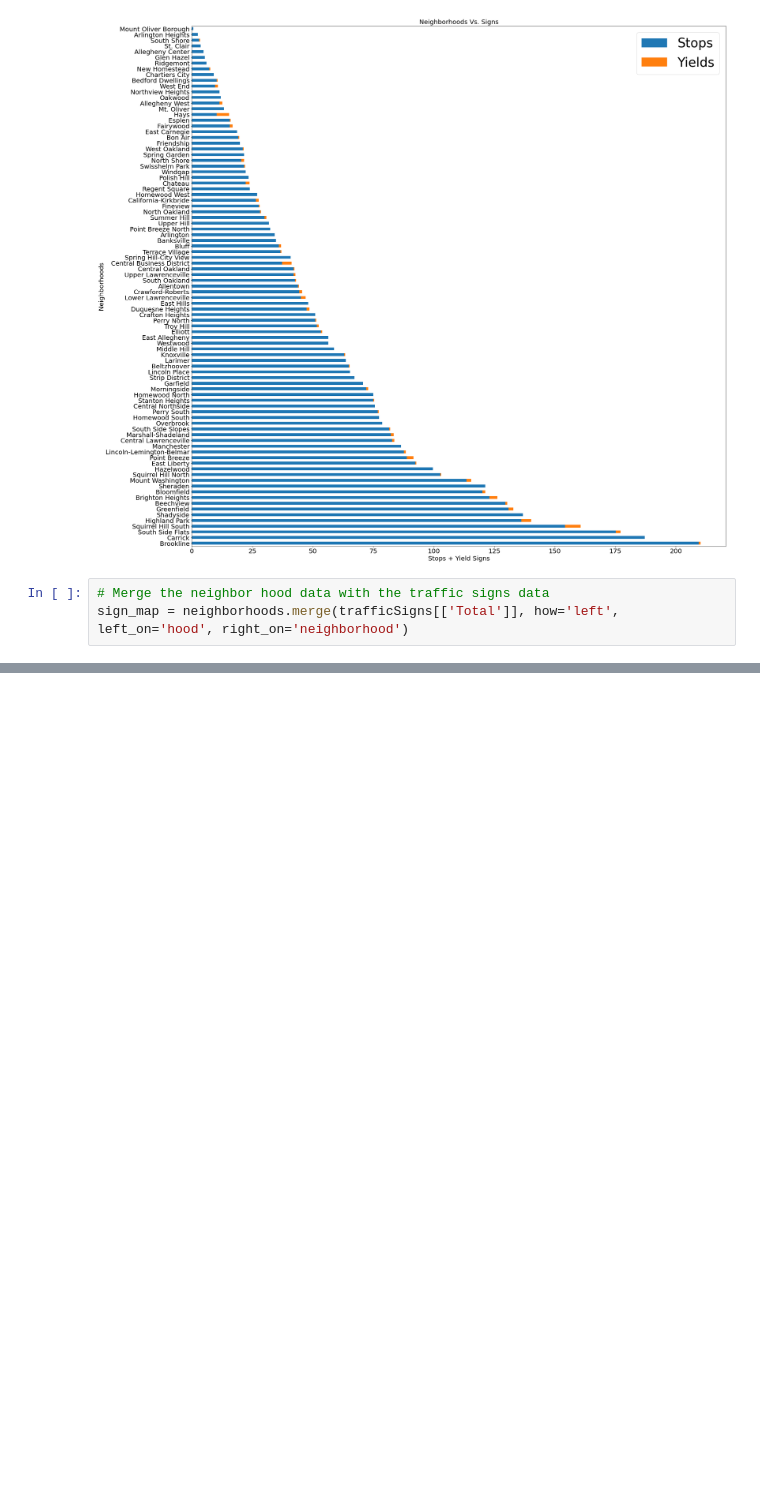
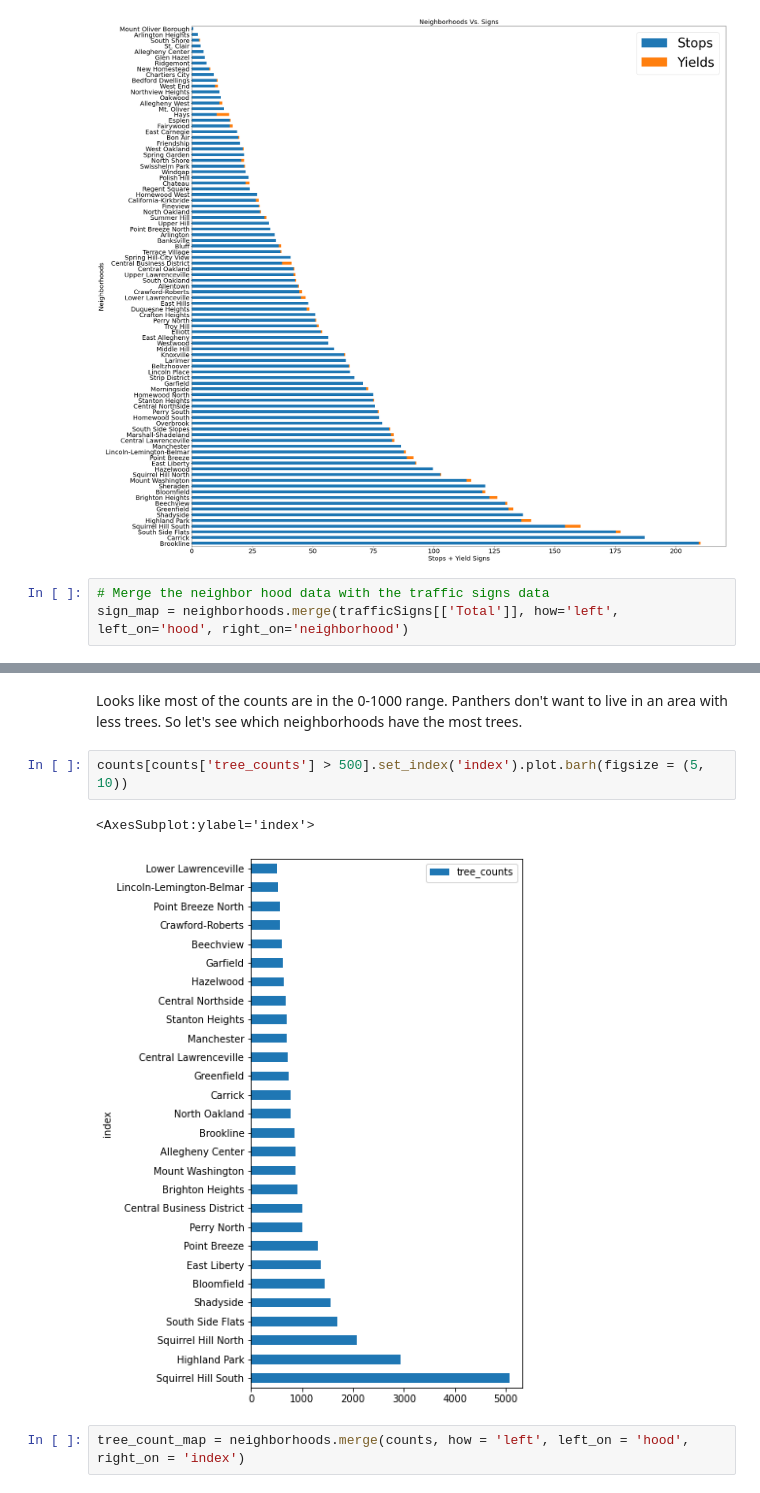
Before and after one commit to pjp401/CMPINF0010-Final-Project, a Jupyter notebook: FinalProject.ipynb, the cells around one changed output, grey strips where cells are left out. Cells and saved outputs as stored; diff of their text form; blank space fills up the shorter version.

```diff
--- a/FinalProject.ipynb
+++ b/FinalProject.ipynb
@@ -288,0 +342,9 @@ sign_map.plot(column='Total', # set the data to be used for coloring
+# %% [markdown]
+Looks like most of the counts are in the 0-1000 range. Panthers don't want to live in an area with less trees. So let's see which neighborhoods have the most trees.
+# %%
+counts[counts['tree_counts'] > 500].set_index('index').plot.barh(figsize = (5, 10))
+# %% [output]
+<AxesSubplot:ylabel='index'>
+[figure, added]
+# %%
+tree_count_map = neighborhoods.merge(counts, how = 'left', left_on = 'hood', right_on = 'index')
```
Also changed, not shown: parts of 36 cells of this notebook, 1 other file.
